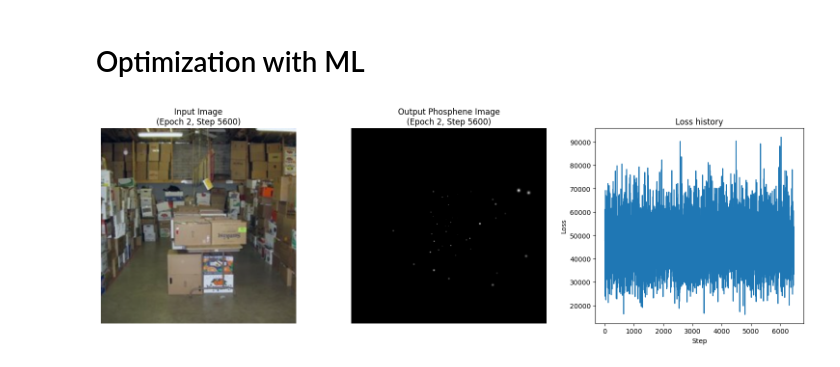
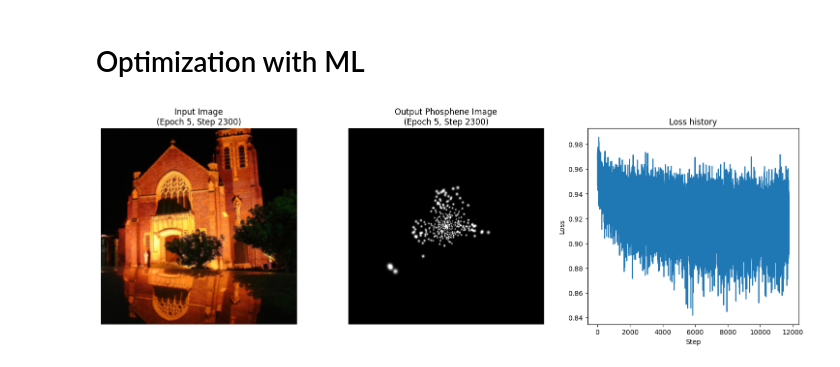
Before and after one commit to MichelleAppel/SCAPE, a Jupyter notebook: notebooks/learning_exploration.ipynb, the cells around one changed output. Drawn from its saved outputs; the diff is of its cells as text; code cells hidden in the pictures.

```diff
--- a/notebooks/learning_exploration.ipynb
+++ b/notebooks/learning_exploration.ipynb
@@ -214,7 +207,7 @@ def visualize_sample(images, phosphenes, epoch, step, losses):
     # normalize between 0 and 1
     image = images[0]
     image = (image - image.min()) / (image.max() - image.min())
-    plt.imshow(image.permute(1, 2, 0).cpu().detach().numpy())
+    plt.imshow(image.permute(1, 2, 0).cpu().detach().numpy(), cmap='gray')
     plt.axis('off')
     plt.title(f'Input Image\n(Epoch {epoch}, Step {step})')
 
@@ -249,7 +242,7 @@ class ResidualBlock(nn.Module):
         super(ResidualBlock, self).__init__()
         self.conv1 = nn.Conv2d(n_channels, n_channels,kernel_size=3, stride=1,padding=1)
         self.bn1 = nn.BatchNorm2d(n_channels)
-        self.relu = nn.LeakyReLU(inplace=True)
+        self.relu = nn.LeakyReLU(inplace=False)
         self.conv2 = nn.Conv2d(n_channels, n_channels,kernel_size=3, stride=1,padding=1)
         self.bn2 = nn.BatchNorm2d(n_channels)
         self.resample_out = resample_out
@@ -319,46 +530,51 @@ content_loss_fn = piq.ContentLoss(
 # %%
 torch.use_deterministic_algorithms(False)
 
+in_channels = 1 if dataset[0][0].shape[0] == 1 else 3
+
 # Instantiate your model, optimizer, and set number of epochs.
-model = E2E_Encoder(in_channels=3, out_channels=1, n_electrodes=1024, out_scaling=amplitude,
-                     out_activation='relu', flattened_feature_size=1024*4).to(device)
-optimizer = optim.Adam(model.parameters(), lr=0.0000001)
+model = E2E_Encoder(in_channels=in_channels, out_channels=1, n_electrodes=1024, out_scaling=amplitude,
+                     out_activation='sigmoid', flattened_feature_size=1024*4).to(device)
+optimizer = optim.Adam(model.parameters(), lr=0.0001)
 num_epochs = 5
 
 losses = []
 
 # Training loop using tqdm for elegant loss printing
 for epoch in range(num_epochs):
     model.train()
     running_loss = 0.0
     pbar = tqdm.tqdm(enumerate(dataloader), total=len(dataloader),
                      desc=f"Epoch {epoch+1}/{num_epochs}")
-    try:
-        for i, (images, _) in pbar:
-            images = images.to(device).detach()
-            stim = model(images).clamp(0, amplitude)
 
-            simulator.reset()
-            phosphenes = simulator(stim).unsqueeze(1)
+    for i, (images, _) in pbar:
+        images = images.to(device).detach()
 
-            loss = content_loss_fn(images.mean(1, keepdim=True), phosphenes)
-            optimizer.zero_grad()
-            loss.backward()
-            optimizer.step()
+        if images.shape[0] != batch_size:
+            continue
+        stim = model(images)
 
-            running_loss += loss.item()
-            losses += [loss.item()]
-            # Update tqdm postfix with the current loss value
-            pbar.set_postfix({'loss': f"{loss.item():.4f}"})
+        simulator.reset()
+        phosphenes = simulator(stim).unsqueeze(1)
 
-            # Visualize every 100 steps
-            if i % 100 == 0:
-                clear_output(wait=True)
-                visualize_sample(images, phosphenes, epoch+1, i, losses)
-    except:
-        pass
+        loss = loss_fn(phosphenes, images.mean(1, keepdim=True))
+        optimizer.zero_grad()
+        loss.backward()
+        optimizer.step()
+
+        running_loss += loss.item()
+        losses += [loss.item()]
+        # Update tqdm postfix with the current loss value
+        pbar.set_postfix({'loss': f"{loss.item():.4f}"})
+
+        # Visualize every 100 steps
+        if i % 100 == 0:
+            clear_output(wait=True)
+            visualize_sample(images, phosphenes, epoch+1, i, losses)
+            # visualize_sample(loss_fn.gt_sal, loss_fn.pred_sal, epoch+1, i, losses)
+
 
     avg_loss = running_loss / len(dataloader)
     print(f"Epoch [{epoch+1}/{num_epochs}] Average Loss: {avg_loss:.4f}")
 # %% [output]
-[figure, old version]
+[figure, new version]
```
Also changed, not shown: parts of 10 cells of this notebook.
